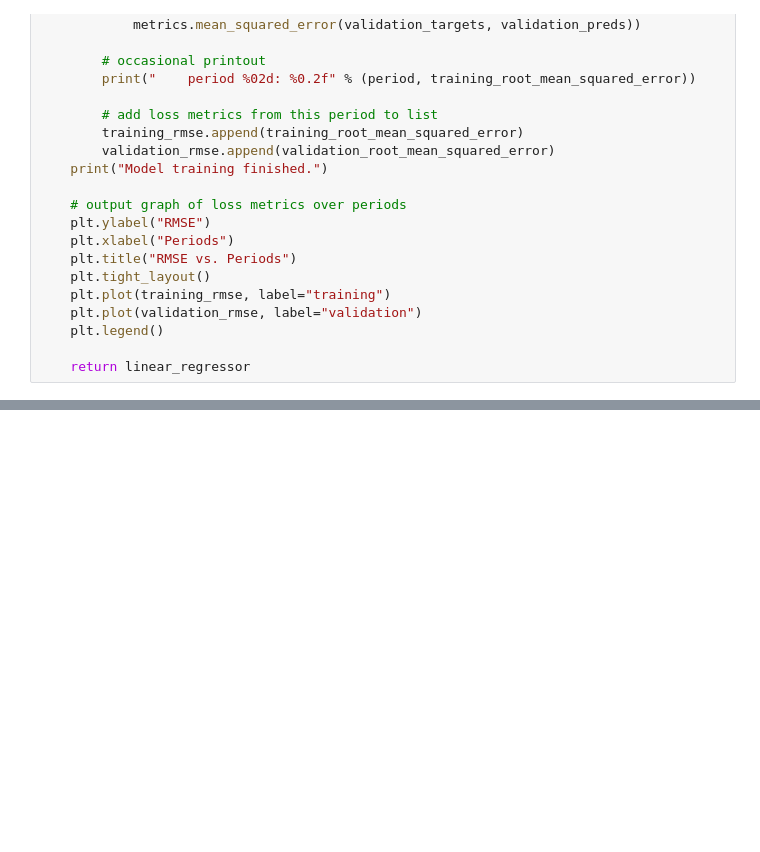
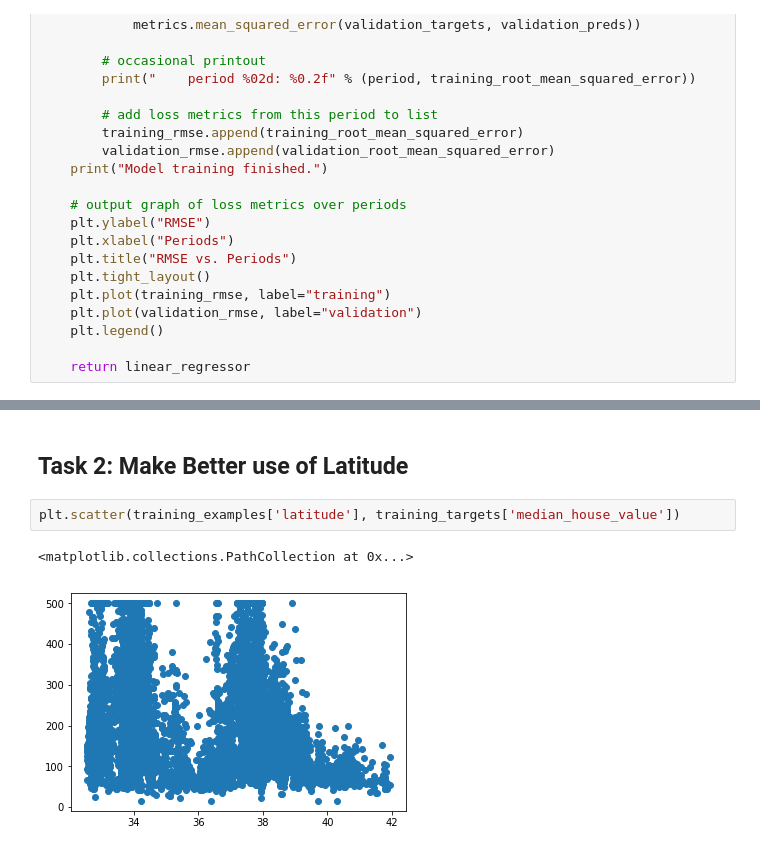
Before and after one commit to AustinSong/ml-crash-course, a Jupyter notebook: programming_exercises/Representation.ipynb, the cells around one changed output, grey strips where cells are left out. Drawn from its saved outputs; the diff is of its cells as text; blank space fills up the shorter version.

Commit message:
complete task 2 'Representation'

```diff
--- a/programming_exercises/Representation.ipynb
+++ b/programming_exercises/Representation.ipynb
@@ -308,0 +309,7 @@ Model training finished.
+# %% [markdown]
+## Task 2: Make Better use of Latitude
+# %%
+plt.scatter(training_examples['latitude'], training_targets['median_house_value'])
+# %% [output]
+<matplotlib.collections.PathCollection at 0x...>
+[figure, added]
```
Also changed, not shown: parts of 10 cells of this notebook.
